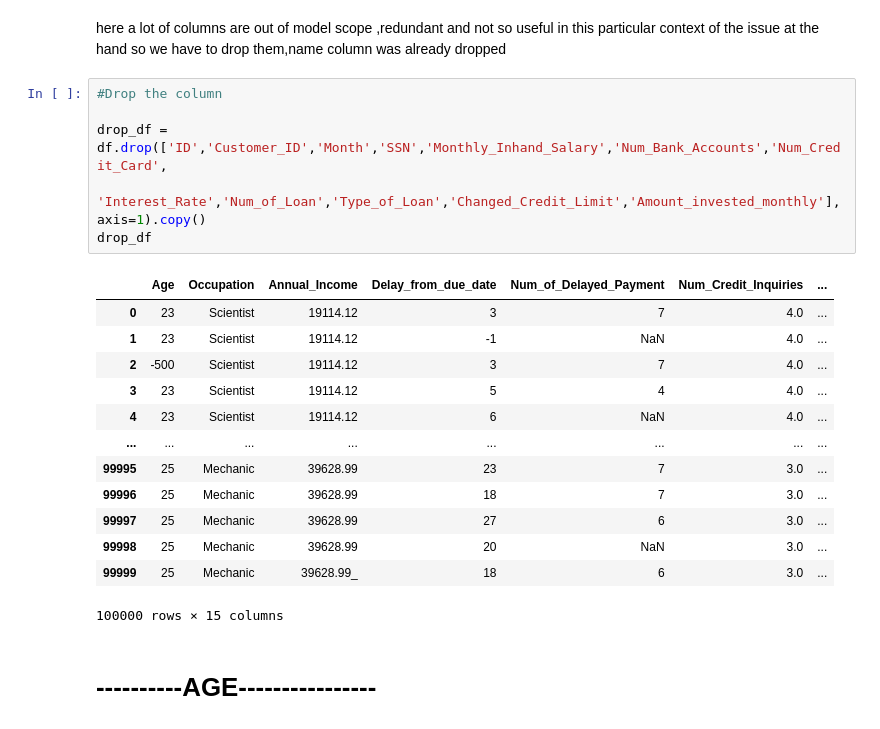
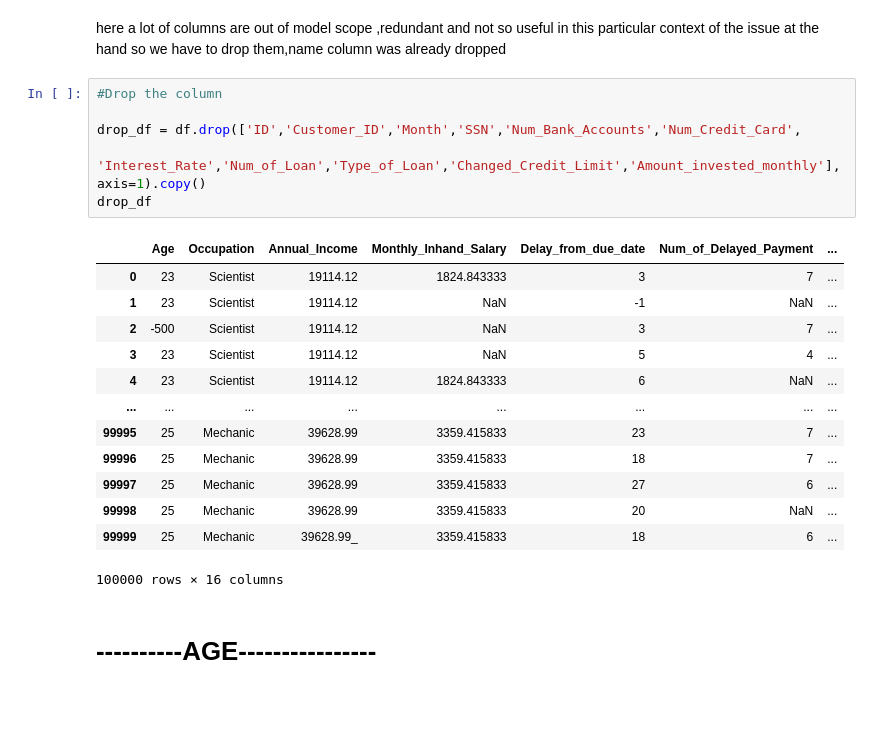
Before and after one commit to 80396-B2/Credit_Score_Prediction, a Jupyter notebook: main.ipynb, the cells around one changed output. Drawn from its saved outputs; the diff is of its cells as text.

```diff
--- a/main.ipynb
+++ b/main.ipynb
@@ -267,23 +275,23 @@ here a lot of columns are out of model scope ,redundant and not so useful in thi
 # %%
 #Drop the column
 
-drop_df = df.drop(['ID','Customer_ID','Month','SSN','Monthly_Inhand_Salary','Num_Bank_Accounts','Num_Credit_Card',
+drop_df = df.drop(['ID','Customer_ID','Month','SSN','Num_Bank_Accounts','Num_Credit_Card',
          'Interest_Rate','Num_of_Loan','Type_of_Loan','Changed_Credit_Limit','Amount_invested_monthly'], axis=1).copy()
 drop_df
 # %% [output]
-|  | Age | Occupation | Annual_Income | Delay_from_due_date | Num_of_Delayed_Payment | Num_Credit_Inquiries | ... |
-| 0 | 23 | Scientist | 19114.12 | 3 | 7 | 4.0 | ... |
-| 1 | 23 | Scientist | 19114.12 | -1 | NaN | 4.0 | ... |
-| 2 | -500 | Scientist | 19114.12 | 3 | 7 | 4.0 | ... |
-| 3 | 23 | Scientist | 19114.12 | 5 | 4 | 4.0 | ... |
-| 4 | 23 | Scientist | 19114.12 | 6 | NaN | 4.0 | ... |
+|  | Age | Occupation | Annual_Income | Monthly_Inhand_Salary | Delay_from_due_date | Num_of_Delayed_Payment | ... |
+| 0 | 23 | Scientist | 19114.12 | 1824.843333 | 3 | 7 | ... |
+| 1 | 23 | Scientist | 19114.12 | NaN | -1 | NaN | ... |
+| 2 | -500 | Scientist | 19114.12 | NaN | 3 | 7 | ... |
+| 3 | 23 | Scientist | 19114.12 | NaN | 5 | 4 | ... |
+| 4 | 23 | Scientist | 19114.12 | 1824.843333 | 6 | NaN | ... |
 | ... | ... | ... | ... | ... | ... | ... | ... |
-| 99995 | 25 | Mechanic | 39628.99 | 23 | 7 | 3.0 | ... |
-| 99996 | 25 | Mechanic | 39628.99 | 18 | 7 | 3.0 | ... |
-| 99997 | 25 | Mechanic | 39628.99 | 27 | 6 | 3.0 | ... |
-| 99998 | 25 | Mechanic | 39628.99 | 20 | NaN | 3.0 | ... |
-| 99999 | 25 | Mechanic | 39628.99_ | 18 | 6 | 3.0 | ... |
+| 99995 | 25 | Mechanic | 39628.99 | 3359.415833 | 23 | 7 | ... |
+| 99996 | 25 | Mechanic | 39628.99 | 3359.415833 | 18 | 7 | ... |
+| 99997 | 25 | Mechanic | 39628.99 | 3359.415833 | 27 | 6 | ... |
+| 99998 | 25 | Mechanic | 39628.99 | 3359.415833 | 20 | NaN | ... |
+| 99999 | 25 | Mechanic | 39628.99_ | 3359.415833 | 18 | 6 | ... |
-100000 rows × 15 columns
+100000 rows × 16 columns
 # %% [markdown]
 # ----------AGE----------------
 # %%
```
Also changed, not shown: parts of 29 cells of this notebook.
